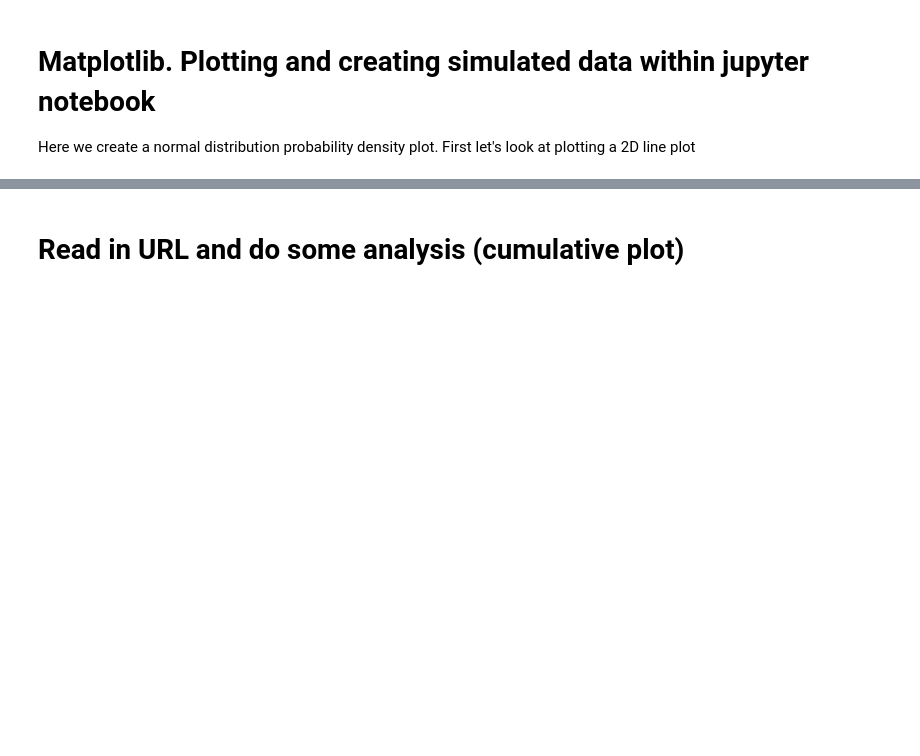
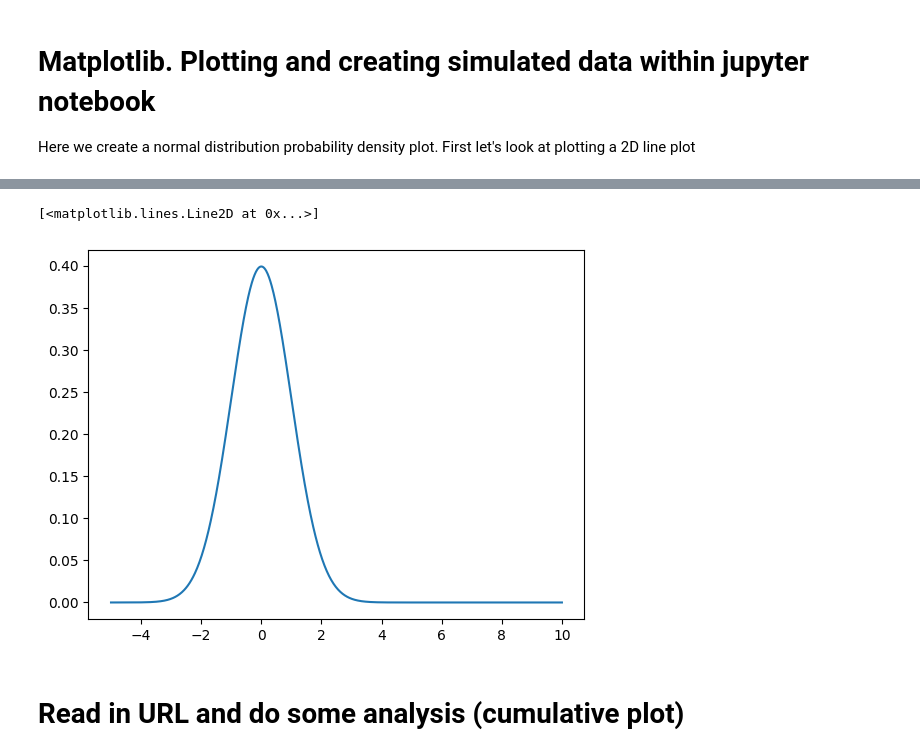
Before and after one commit to jaye311/CS133-Data-Visualization, a Jupyter notebook: Module1_intro-colab/CS133_F25_M1_L4_CL2_intro_colab.ipynb, the cells around one changed output, grey strips where cells are left out. Saved outputs shown, nothing was run; the diff lists cells and outputs as text; code cells hidden in the pictures; blank space fills up the shorter version.

```diff
--- a/Module1_intro-colab/CS133_F25_M1_L4_CL2_intro_colab.ipynb
+++ b/Module1_intro-colab/CS133_F25_M1_L4_CL2_intro_colab.ipynb
@@ -31,20 +35,23 @@ plt.plot(x, y)
 # %%
 '''Normal distribution probability density plot'''
 ### Import your libraries/packages
 import numpy as np
 import scipy.stats as stats
 
 ### When using the 'inline' backend, your matplotlib graphs will be included in your notebook, next to the code.
 %matplotlib inline
 import matplotlib.pyplot as plots
 
 ### Generate plotting data using probability density function to plot a normal continuous random distribution
 mu = 0 #mean
 std = 1 #variance
-x = np.linspace(start=-4, stop=4, num=100) #return 100 evenly spaced numbers over a specified interval (between -4 and 4)
+x = np.linspace(start=-5, stop=10, num=1000) #return 100 evenly spaced numbers over a specified interval (between -4 and 4)
 y = stats.norm.pdf(x, mu, std)
-# plt.plot(x, y)
+plt.plot(x, y)
 # plt.show()
+# %% [output]
+[<matplotlib.lines.Line2D at 0x...>]
+[figure, added]
 # %% [markdown]
 # Read in URL and do some analysis (cumulative plot)
 # %%
```
Also changed, not shown: parts of 6 cells of this notebook.
